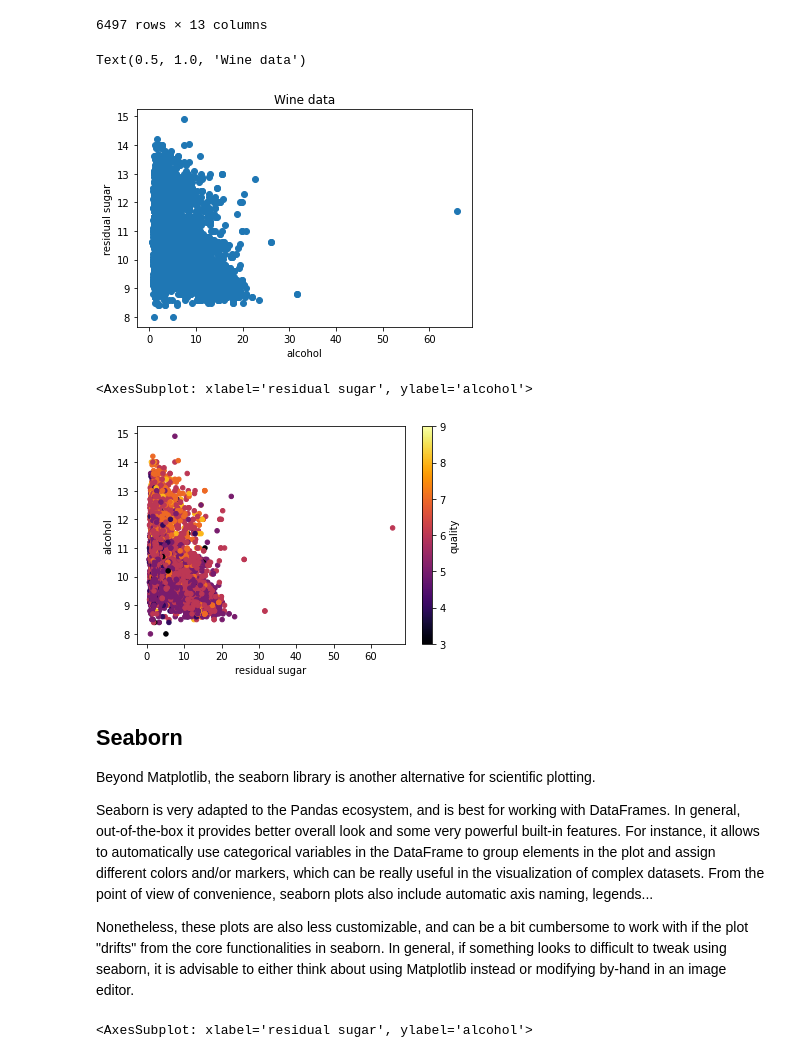
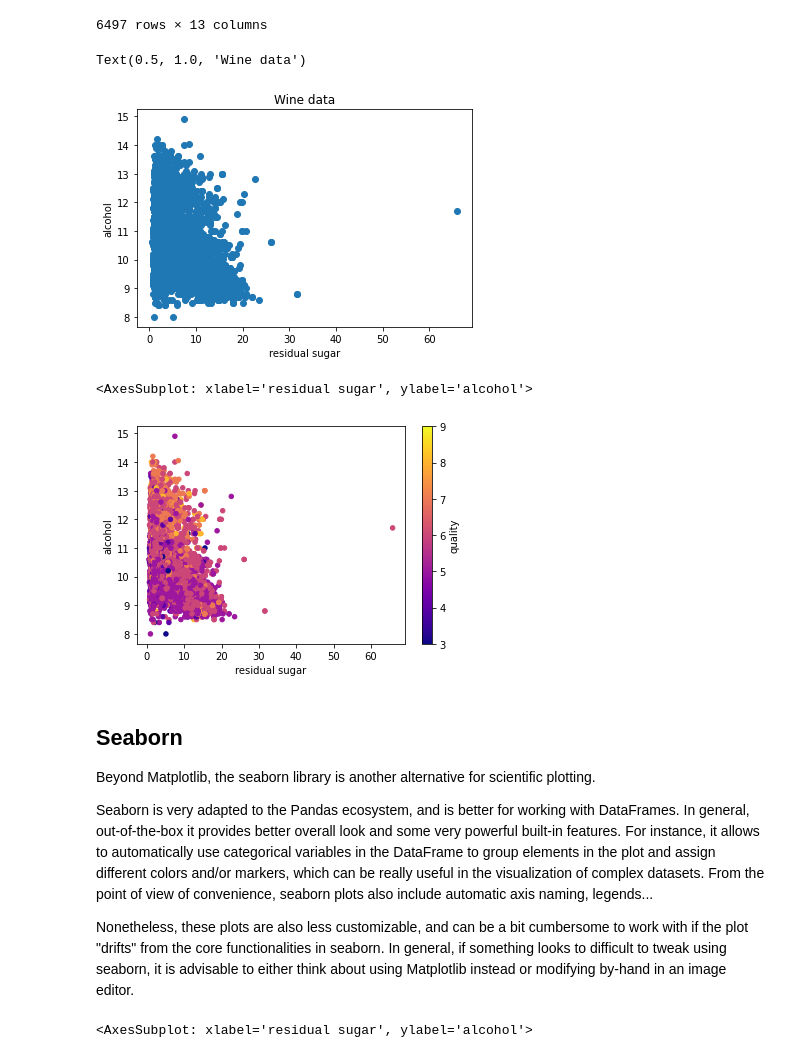
Before and after one commit to jherasdo/pythonic-chemistry, a Jupyter notebook: pythonic-chemistry/04-data-visualization/data-visualization.ipynb, the cells around one changed output. Saved outputs shown, nothing was run; the diff lists cells and outputs as text; code cells hidden in the pictures.

Commit message:
Improvements on data analysis and visualization, additional examples

```diff
--- a/pythonic-chemistry/04-data-visualization/data-visualization.ipynb
+++ b/pythonic-chemistry/04-data-visualization/data-visualization.ipynb
@@ -194,30 +203,31 @@ ax = fig.add_subplot()
 ax.scatter(data.loc[:,"residual sugar"],data.loc[:,"alcohol"])
 
 # All is added AFTER the figure
-ax.set_xlabel("alcohol")
-ax.set_ylabel("residual sugar")
+
+ax.set_xlabel("residual sugar")
+ax.set_ylabel("alcohol")
 ax.set_title("Wine data")
 # %% [output]
 Text(0.5, 1.0, 'Wine data')
-[figure, old version]
+[figure, new version]
 # %%
 # If we have DataFrames, we can also directly plot from the DF, only needing to specify
 # the names of the columns to plot
 
 # Also, we may color points according to other numeric variable in the same DataFrame: e.g. the quality
 
 fig = plt.figure()
 ax = fig.add_subplot()
 
-data.plot.scatter("residual sugar","alcohol",c="quality",ax=ax,cmap="inferno")
+data.plot.scatter("residual sugar","alcohol",c="quality",ax=ax,cmap="plasma")
 # %% [output]
 <AxesSubplot: xlabel='residual sugar', ylabel='alcohol'>
-[figure, old version]
+[figure, new version]
 # %% [markdown]
 ## Seaborn
 Beyond Matplotlib, the seaborn library is another alternative for scientific plotting.
 
-Seaborn is very adapted to the Pandas ecosystem, and is best for working with DataFrames. In general, out-of-the-box it provides better overall look and some very powerful built-in features. For instance, it allows to automatically use categorical variables in the DataFrame to group elements in the plot and assign different colors and/or markers, which can be really useful in the visualization of complex datasets. From the point of view of convenience, seaborn plots also include automatic axis naming, legends...
+Seaborn is very adapted to the Pandas ecosystem, and is better for working with DataFrames. In general, out-of-the-box it provides better overall look and some very powerful built-in features. For instance, it allows to automatically use categorical variables in the DataFrame to group elements in the plot and assign different colors and/or markers, which can be really useful in the visualization of complex datasets. From the point of view of convenience, seaborn plots also include automatic axis naming, legends...
 
 Nonetheless, these plots are also less customizable, and can be a bit cumbersome to work with if the plot "drifts" from the core functionalities in seaborn. In general, if something looks to difficult to tweak using seaborn, it is advisable to either think about using Matplotlib instead or modifying by-hand in an image editor.
 # %%
```
Also changed, not shown: parts of 12 cells of this notebook, 3 other files.
